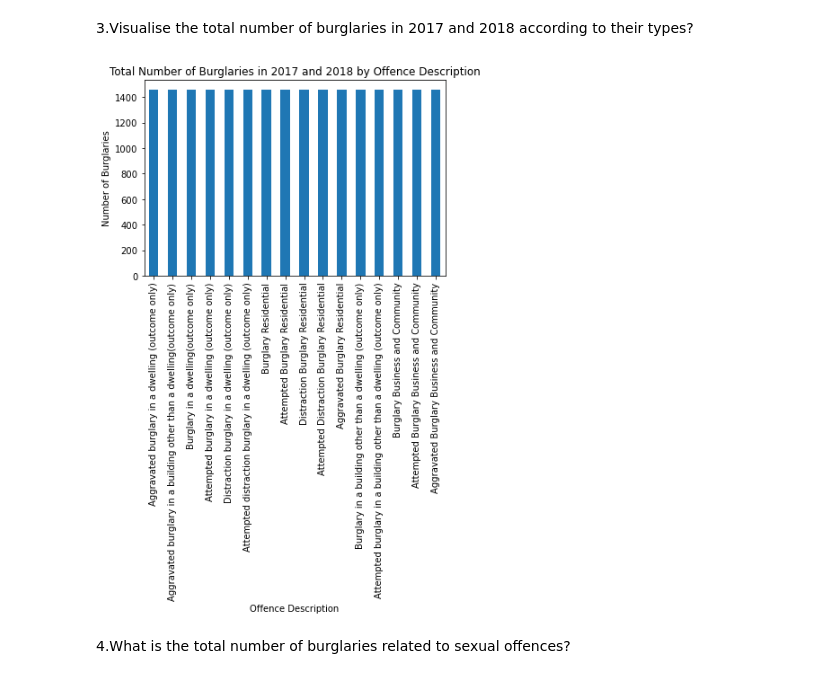
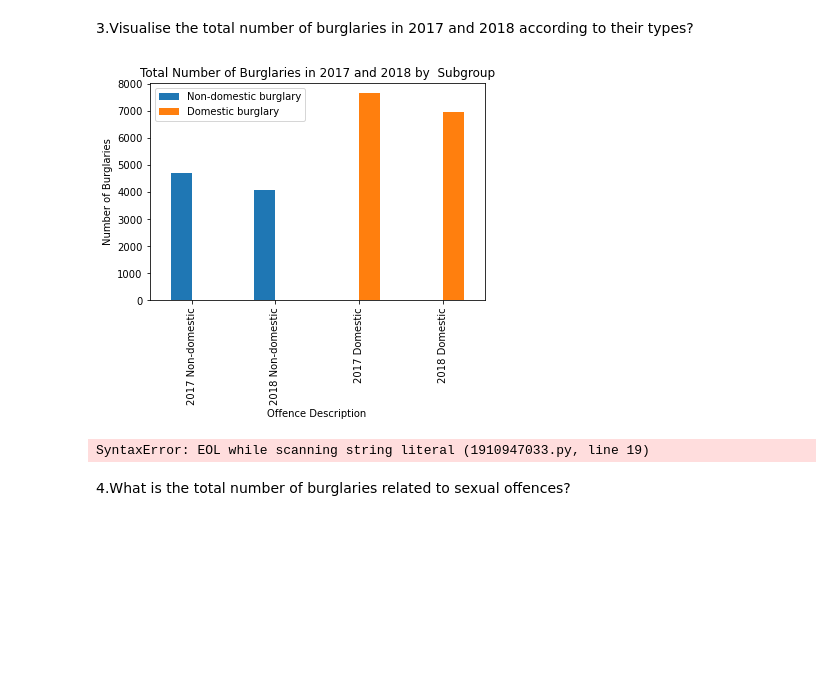
Before and after one commit to Dodaudu/python, a Jupyter notebook: python/script/crime_homework1.ipynb, the cells around one changed output. Cells and saved outputs as stored; diff of their text form; code cells hidden in the pictures; blank space fills up the shorter version.

```diff
--- a/python/script/crime_homework1.ipynb
+++ b/python/script/crime_homework1.ipynb
@@ -83,26 +83,64 @@ dif_burg['Offence Description '].value_counts()'''
 "dif_burg=crime[((crime['Offence Subgroup'] =='Non-domestic burglary') | (crime['Offence Subgroup'] =='Domestic burglary')) & (crime['Date'].apply(lambda x: x[6:]) == '2017')]\ndif_burg['Offence Descr ...
 # %% [markdown]
 3.Visualise the total number of burglaries in 2017 and 2018 according to their types?
+# %%
+import matplotlib.pyplot as plt
+
+# Calculate the counts for each offence subgroup in 2017 and 2018
+total_type1 = crime[(crime['Date'].str.contains(r'2017'))&(crime['Offence Subgroup']=='Non-domestic burglary')]
+total_type2 = crime[(crime['Date'].str.contains(r'2018'))&(crime['Offence Subgroup']=='Non-domestic burglary')]
+total_type3 = crime[(crime['Date'].str.contains(r'2017'))&(crime['Offence Subgroup']=='Domestic burglary')]
+total_type4 = crime[(crime['Date'].str.contains(r'2018'))&(crime['Offence Subgroup']=='Domestic burglary')]
+
+# Calculate the counts for each subgroup
+counts1 = total_type1['Offence Subgroup'].value_counts()
+counts2 = total_type2['Offence Subgroup'].value_counts()
+counts3 = total_type3['Offence Subgroup'].value_counts()
+counts4 = total_type4['Offence Subgroup'].value_counts()
+
+# Create a list of all the unique offence descriptions
+offence_descriptions = set(counts1.index) | set(counts2.index) | set(counts3.index) | set(counts4.index)
+
+# Create a dictionary to store the counts for each subgroup for each offence description
+subgroup_counts = {od: [counts1.get(od, 0), counts2.get(od, 0), counts3.get(od, 0), counts4.get(od, 0)] for od in offence_descriptions}
+
+
+subgroup_counts_df = pd.DataFrame(subgroup_counts, index=['2017 Non-domestic', '2018 Non-domestic', '2017 Domestic', '2018 Domestic'])
+subgroup_counts_df.plot(kind='bar')
+
+
+plt.xlabel('Offence Description')
+plt.ylabel('Number of Burglaries')
+plt.title('Total Number of Burglaries in 2017 and 2018 by Subgroup')
+
+
+plt.xticks(rotation=90)
+
+plt.show()
+# %% [output]
+[figure, added]
 # %%
-import matplotlib.pyplot as plt
+'''import matplotlib.pyplot as plt
 
-# Get the total number of burglaries in 2017 and 2018 by offence description
+# Get the total number of burglaries in 2017 and 2018 by their type
 total_type=crime[((crime['Offence Subgroup'] =='Non-domestic burglary') | (crime['Offence Subgroup'] =='Domestic burglary'))
 &((crime['Date'].apply(lambda x: x[6:]) == '2017')|(crime['Date'].apply(lambda x: x[6:]) == '2018'))]
-offence_counts = total_type['Offence Description '].value_counts()
+offence_counts = total_type['Offence Subgroup'].value_counts()
 
 # Plot the data using a bar chart
 offence_counts.plot(kind='bar')
 
+
 # Add labels and a title to the chart
-plt.xlabel('Offence Description')
+plt.xlabel('Offence type')
 plt.ylabel('Number of Burglaries')
 plt.title('Total Number of Burglaries in 2017 and 2018 by Offence Description')
 
+plt.xticks(rotation=90)
 # Show the chart
-plt.show()
+plt.show()''''
 # %% [output]
-[figure, removed]
+SyntaxError: EOL while scanning string literal (1910947033.py, line 19)
 # %% [markdown]
 4.What is the total number of burglaries related to sexual offences?
 # %%
```
Also changed, not shown: parts of 7 cells of this notebook.
